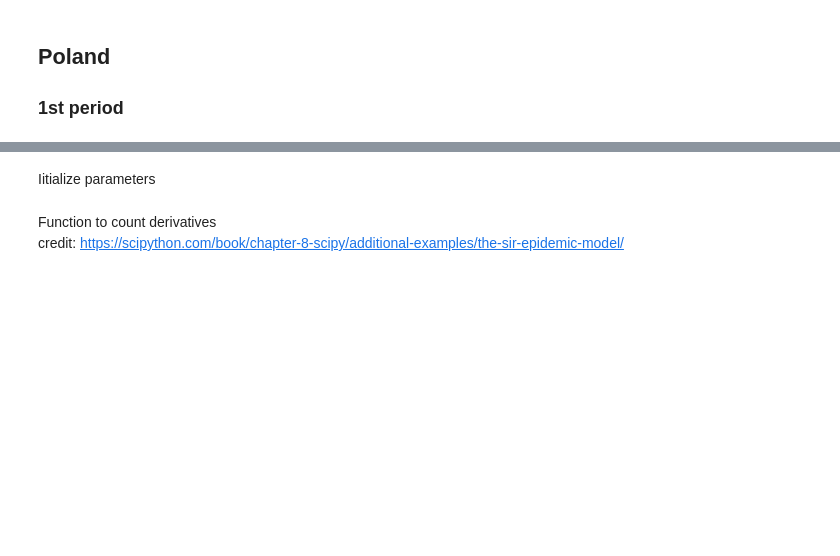
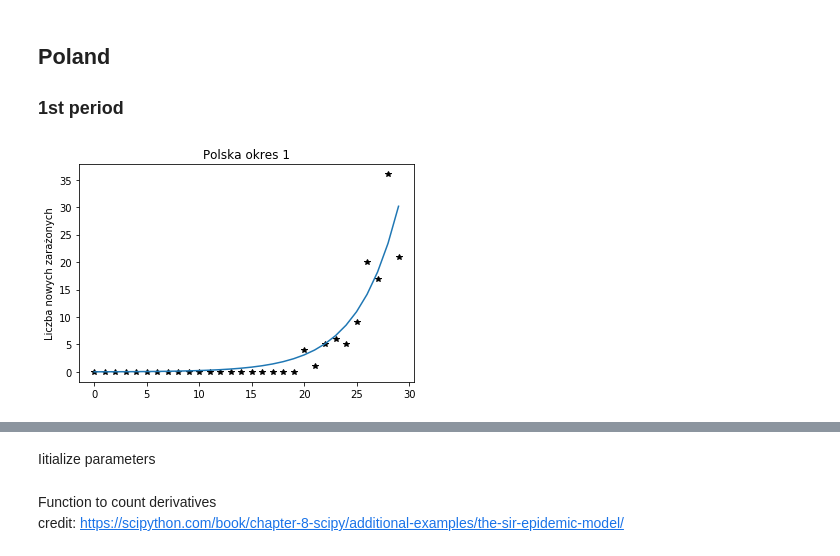
Before and after one commit to MarBry111/SIR_Poland_COVID19, a Jupyter notebook: SIR.ipynb, the cells around one changed output, grey strips where cells are left out. Saved outputs shown, nothing was run; the diff lists cells and outputs as text; code cells hidden in the pictures; blank space fills up the shorter version.

```diff
--- a/SIR.ipynb
+++ b/SIR.ipynb
@@ -84,2 +59,19 @@ names
+# %%
+def my_exp(x, a, b=0):
+    if type(a) is np.ndarray:
+        a, b = a
+    return a*np.exp(b*x)
+
+def my_gauss(x, a, mu=0, sigma=0):
+    if type(a) is np.ndarray:
+        a, mu, sigma = a
+    return a*np.exp(-(x-mu)**2/(2*sigma**2))
+
+def my_sigmoid(x, a, b=0, c=0):
+    if type(a) is np.ndarray:
+        a, b, c = a
+    return c / (1.0 + np.exp(-a*(x-b)))
+
+#param, param_cov = curve_fit(my_exp, x, y)
 # %% [markdown]
 # Real data
@@ -148,3 +179,20 @@ plt.savefig('images/poland_total.png', bbox_inches='tight')
 # %% [markdown]
 ## Poland
 ### 1st period
+# %%
+y = Idaily[:r0]
+x = np.arange(0,r0)
+
+pe, param_cov_e = curve_fit(my_exp, x, y)
+#pg, param_cov_g = curve_fit(my_gauss, x, y, p0=p0)
+
+plt.plot(x,y,'k*')
+plt.plot(x,my_exp(x,pe))
+#plt.plot(x,my_gauss(x,pg))
+
+plt.title('Polska okres 1')
+plt.ylabel('Liczba nowych zarażonych')
+plt.savefig('images/poland_1.png', bbox_inches='tight')
+dI1=int(my_exp(x[-1],pe))
+# %% [output]
+[figure, added]
```
Also changed, not shown: parts of 72 cells of this notebook.
